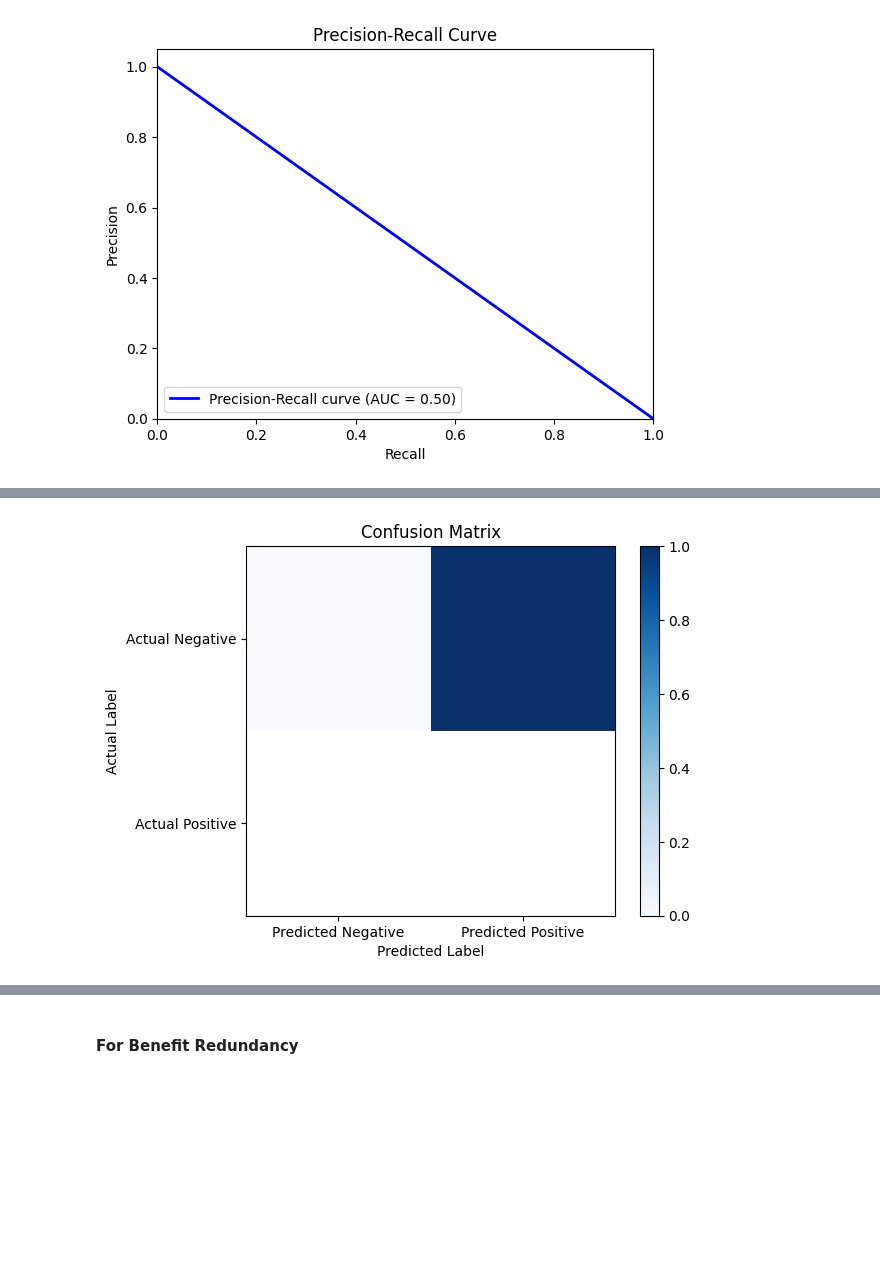
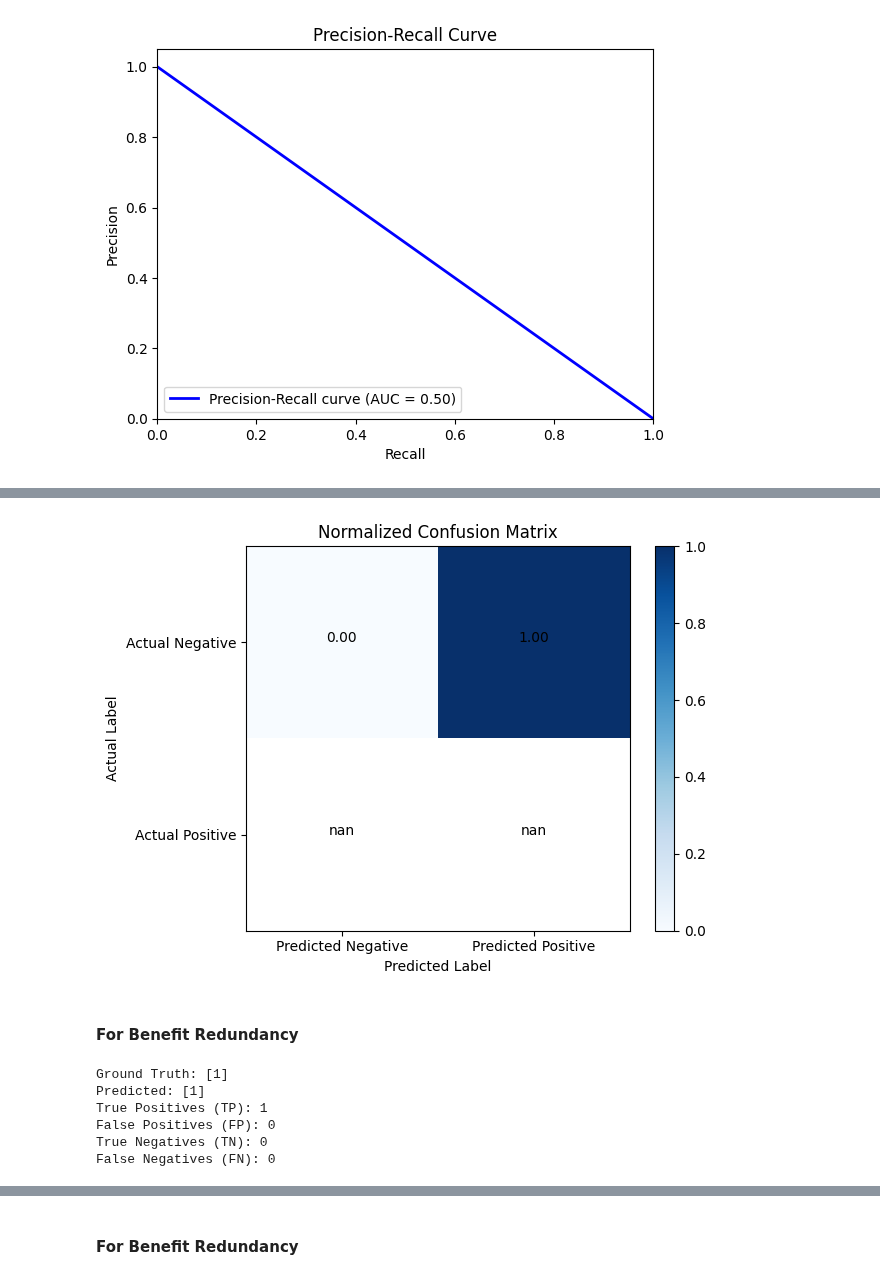
Before and after one commit to SoftwareStackLukas/LLMbasedRedundancyAnalysis, a Jupyter notebook: redundanciesbyannotations/redundant_main_part_benefit_results.ipynb, the cells around one changed output, grey strips where cells are left out. Drawn from its saved outputs; the diff is of its cells as text; code cells hidden in the pictures; blank space fills up the shorter version.

```diff
--- a/redundanciesbyannotations/redundant_main_part_benefit_results.ipynb
+++ b/redundanciesbyannotations/redundant_main_part_benefit_results.ipynb
@@ -180,3 +180,3 @@ fn_3_5_turbo: int = 0
 # %%
-ground_truth, predicted_redundancy, tp_3_5_turbo, fp_3_5_turbo, tn_3_5_turbo, fn_3_5_turbo = calc_main_part_redundancy(excel_data, chat_gpt_results['redundancy-model-gpt-3.5-turbo'])
+ground_truth, predicted_redundancy_3_5_turbo_main_part, tp_3_5_turbo_main_part, fp_3_5_turbo_main_part, tn_3_5_turbo_main_part, fn_3_5_turbo_main_part = calc_main_part_redundancy(excel_data, chat_gpt_results['redundancy-model-gpt-3.5-turbo'])
 # %%
@@ -271,3 +270,23 @@ plt.legend(loc="lower left")
 plt.show()
 # %% [output]
 [figure]
+# %%
+plt.figure()
+plt.imshow(conf_matrix_3_5_turbo_main_part, interpolation='nearest', cmap=plt.cm.Blues)
+plt.title('Confusion Matrix')
+plt.colorbar()
+tick_marks = np.arange(2)
+plt.xticks(tick_marks, ['Predicted Negative', 'Predicted Positive'])
+plt.yticks(tick_marks, ['Actual Negative', 'Actual Positive'])
+
+thresh = conf_matrix_3_5_turbo_main_part.max() / 2.
+for i in range(conf_matrix_3_5_turbo_main_part.shape[0]):
+    for j in range(conf_matrix_3_5_turbo_main_part.shape[1]):
+        plt.text(j, i, format(conf_matrix_3_5_turbo_main_part[i, j], 'd'),
+                 horizontalalignment="center",
+                 color="white" if conf_matrix_3_5_turbo_main_part[i, j] > thresh else "black")
+
+plt.tight_layout()
+plt.ylabel('Actual Label')
+plt.xlabel('Predicted Label')
+plt.show()
@@ -274,12 +295,21 @@ plt.show()
 # %%
 plt.figure()
-plt.imshow(conf_matrix_norm_3_5_turbo, interpolation='nearest', cmap=plt.cm.Blues)
-plt.title('Confusion Matrix')
+plt.imshow(conf_matrix_norm_3_5_turbo_main_part, interpolation='nearest', cmap=plt.cm.Blues)
+plt.title('Normalized Confusion Matrix')
 plt.colorbar()
 plt.xticks([0, 1], ['Predicted Negative', 'Predicted Positive'])
 plt.yticks([0, 1], ['Actual Negative', 'Actual Positive'])
 plt.xlabel('Predicted Label')
 plt.ylabel('Actual Label')
+thresh = conf_matrix_norm_3_5_turbo_main_part.max() / 2.
+for i in range(conf_matrix_norm_3_5_turbo_main_part.shape[0]):
+    for j in range(conf_matrix_norm_3_5_turbo_main_part.shape[1]):
+        plt.text(j, i, format(conf_matrix_norm_3_5_turbo_main_part[i, j], '.2f'),
+                 horizontalalignment='center',
+                 color='white' if conf_matrix_norm_3_5_turbo_main_part[i, j] > thresh else 'black')
+plt.tight_layout()
 plt.show()
 # %% [output]
-[figure, old version]
+[figure, new version]
+# %% [markdown]
+#### For Benefit Redundancy
@@ -285,0 +325,15 @@ plt.show()
+# %%
+assert len(ground_truth) == len(predicted_redundancy_benefit)
+print("Ground Truth:",ground_truth)
+print("Predicted:",predicted_redundancy_benefit)
+print("True Positives (TP):",tp_3_5_turbo_benefit)
+print("False Positives (FP):",fp_3_5_turbo_benefit)
+print("True Negatives (TN):",tn_3_5_turbo_benefit)
+print("False Negatives (FN):",fn_3_5_turbo_benefit)
+# %% [output]
+Ground Truth: [1]
+Predicted: [1]
+True Positives (TP): 1
+False Positives (FP): 0
+True Negatives (TN): 0
+False Negatives (FN): 0
```
Also changed, not shown: parts of 60 cells of this notebook, 2 other files.
